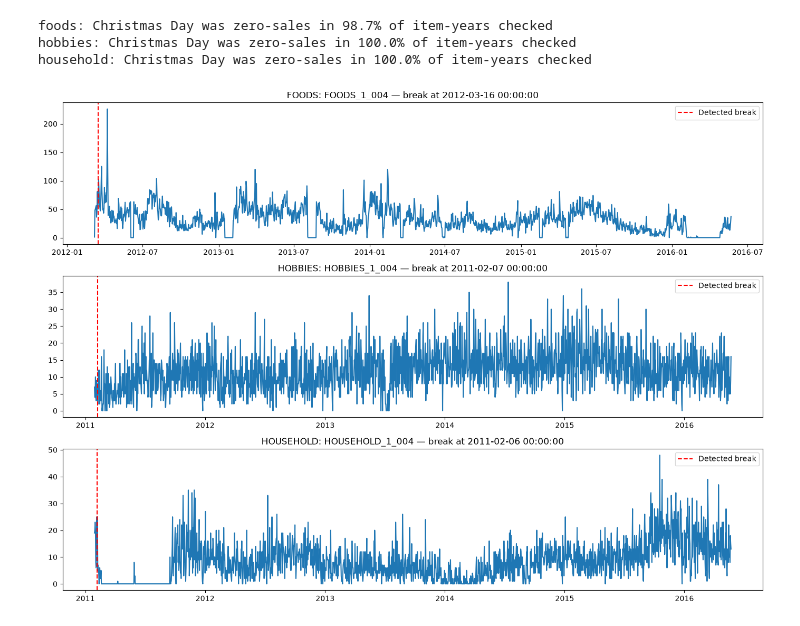
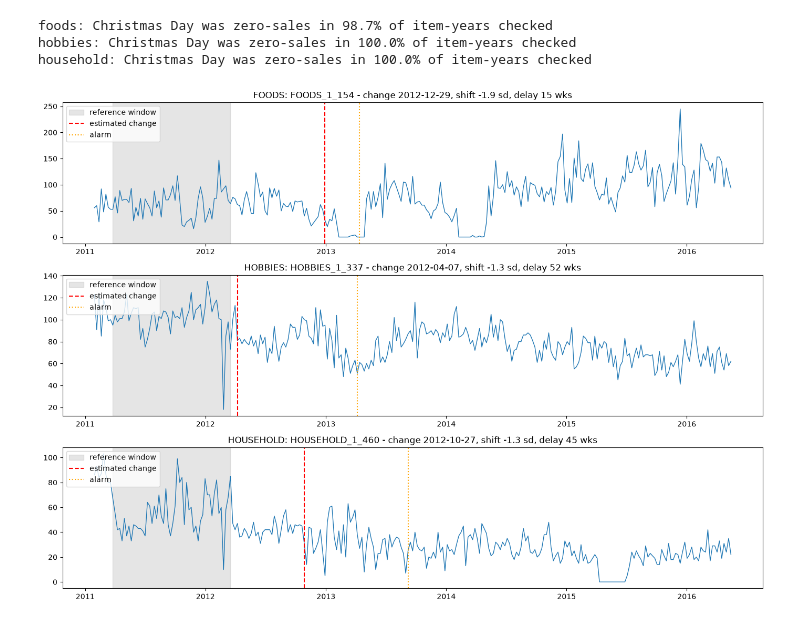
Before and after one commit to anushka-saini/sku-demand-forecasting, a Jupyter notebook: notebooks/01_structural_break_detection.ipynb, the cells around one changed output. Saved outputs shown, nothing was run; the diff lists cells and outputs as text; code cells hidden in the pictures.

```diff
--- a/notebooks/01_structural_break_detection.ipynb
+++ b/notebooks/01_structural_break_detection.ipynb
@@ -12,10 +29,13 @@ from break_detection import cusum_detect, run_cusum_on_candidates, validate_agai
 # %%
 categories = ['foods', 'hobbies', 'household']
 category_data = {}
+weekly = {}
 
 for cat in categories:
     long_df = pd.read_csv(f"../data/interim/{cat}_candidates.csv", parse_dates=['date'])
     category_data[cat] = long_df
+    for item_id, grp in long_df.groupby('item_id'):
+        weekly[(cat, item_id)] = to_weekly(grp.sort_values('date')).to_numpy()
     print(f"{cat}: {long_df['item_id'].nunique()} items, {len(long_df)} rows")
 # %% [output]
 foods: 337 items, 609203 rows
@@ -60,0 +46,9 @@ household        283.0            283.0           100.0
+# %%
+null_calib = surrogate_max_stats(weekly, burn_in=BURN_IN, ref_len=REF_LEN, k=K, seed=SEED_CALIB)
+H = float(np.quantile(null_calib, 0.95))
+
+null_check = surrogate_max_stats(weekly, burn_in=BURN_IN, ref_len=REF_LEN, k=K, seed=SEED_CHECK)
+fp_check = (null_check > H).mean()
+
+print(f"Calibrated h = {H:.2f} (textbook iid value would be ~5)")
+print(f"False-alarm rate on independent surrogates: {fp_check:.1%} ({len(null_check)} surrogate series)")
@@ -61,29 +129,27 @@ household        283.0            283.0           100.0
 # %%
 for cat, long_df in category_data.items():
     christmas_check = validate_against_christmas(all_break_results[cat], long_df)
-    pct_zero_christmas = christmas_check['is_zero'].mean() * 100
-    print(f"{cat}: Christmas Day was zero-sales in {pct_zero_christmas:.1f}% of item-years checked")
+    print(f"{cat}: Christmas Day was zero-sales in {christmas_check['is_zero'].mean()*100:.1f}% of item-years checked")
 # %% [output]
 foods: Christmas Day was zero-sales in 98.7% of item-years checked
 hobbies: Christmas Day was zero-sales in 100.0% of item-years checked
 household: Christmas Day was zero-sales in 100.0% of item-years checked
 # %%
+rng = np.random.default_rng(SEED_CALIB)
 fig, axes = plt.subplots(3, 1, figsize=(14, 10))
 for ax, (cat, long_df) in zip(axes, category_data.items()):
-    break_df = all_break_results[cat]
-    flagged = break_df[break_df['break_detected']]
-    if len(flagged) == 0:
-        continue
-    sample_item = flagged.iloc[0]['item_id']
-    break_date = flagged.iloc[0]['break_date']
-
-    series = long_df[long_df['item_id'] == sample_item].sort_values('date')
-    ax.plot(series['date'], series['sales'])
-    ax.axvline(pd.to_datetime(break_date), color='red', linestyle='--', label='Detected break')
-    ax.set_title(f"{cat.upper()}: {sample_item} — break at {break_date}")
-    ax.legend()
+    flagged_cat = all_break_results[cat].query('break_detected')
+    row = flagged_cat.iloc[rng.integers(len(flagged_cat))]
+    w = to_weekly(long_df[long_df['item_id'] == row['item_id']].sort_values('date'))
+    ax.plot(w.index, w.values, lw=1)
+    ax.axvspan(w.index[BURN_IN], w.index[BURN_IN + REF_LEN - 1], color='grey', alpha=0.2, label='reference window')
+    ax.axvline(row['change_week'], color='red', ls='--', label='estimated change')
+    ax.axvline(row['alarm_week'], color='orange', ls=':', label='alarm')
+    ax.set_title(f"{cat.upper()}: {row['item_id']} - change {row['change_week'].date()}, "
+                 f"shift {row['shift_in_sd']:+.1f} sd, delay {row['detection_delay_weeks']:.0f} wks")
+    ax.legend(loc='upper left')
 plt.tight_layout()
-plt.savefig("../outputs/figures/sample_breaks_per_category.png")
+plt.savefig("../outputs/figures/sample_breaks_per_category.png", dpi=120)
 plt.show()
 # %% [output]
-[figure, old version]
+[figure, new version]
```
Also changed, not shown: parts of 22 cells of this notebook, 6 other files.
